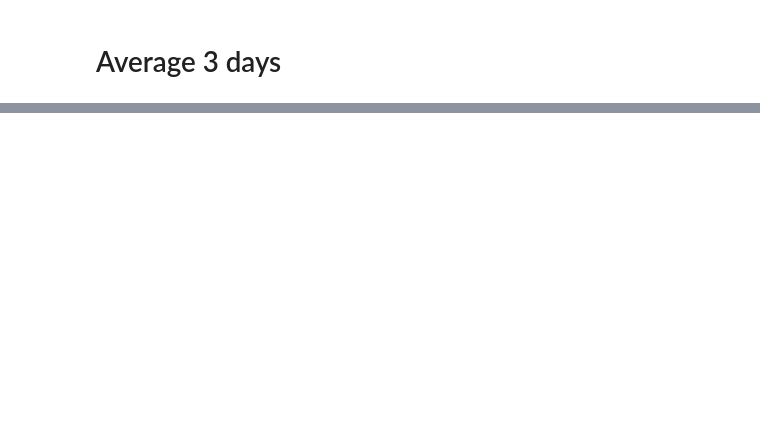
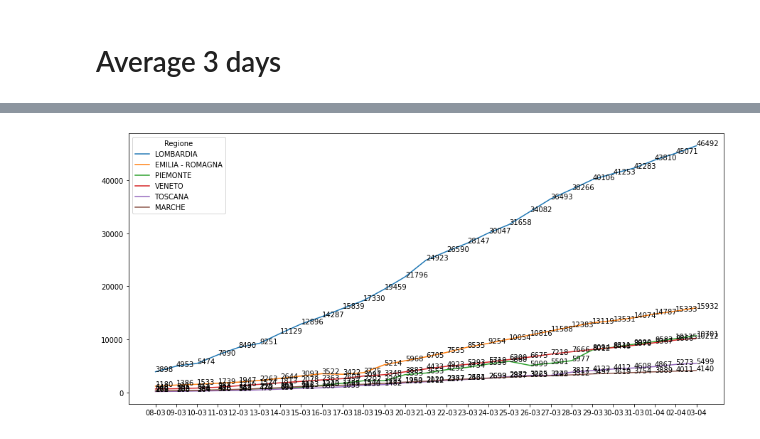
Before and after one commit to baraldian/analyzing-covid-infections-italy, a Jupyter notebook: Andamento COVID.ipynb, the cells around one changed output, grey strips where cells are left out. Cells and saved outputs as stored; diff of their text form; code cells hidden in the pictures; blank space fills up the shorter version.

```diff
--- a/Andamento COVID.ipynb
+++ b/Andamento COVID.ipynb
@@ -117,0 +118,6 @@ _ = plot_annotate(crescita_italia, 'Cresciata giornaliera di contagi sull\'inter
+# %%
+regioni = sorted_by_infections.groupby('Regione').sum()
+regioni = regioni.sort_values(by=[regioni.columns[-1]],ascending=False)
+_ = plot_annotate(regioni.head(6))
+# %% [output]
+[figure, added]
```
Also changed, not shown: parts of 9 cells of this notebook, 3 other files.
